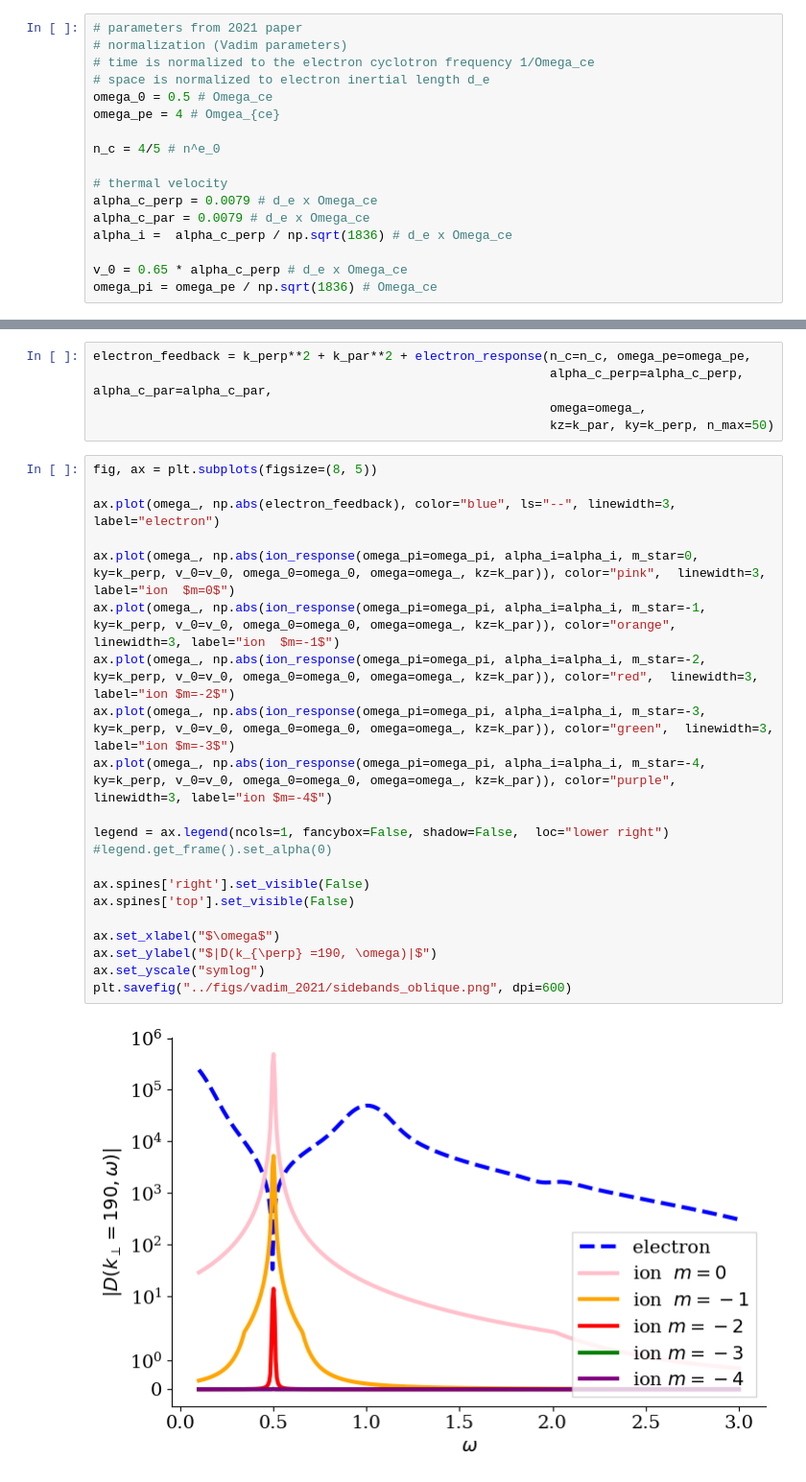
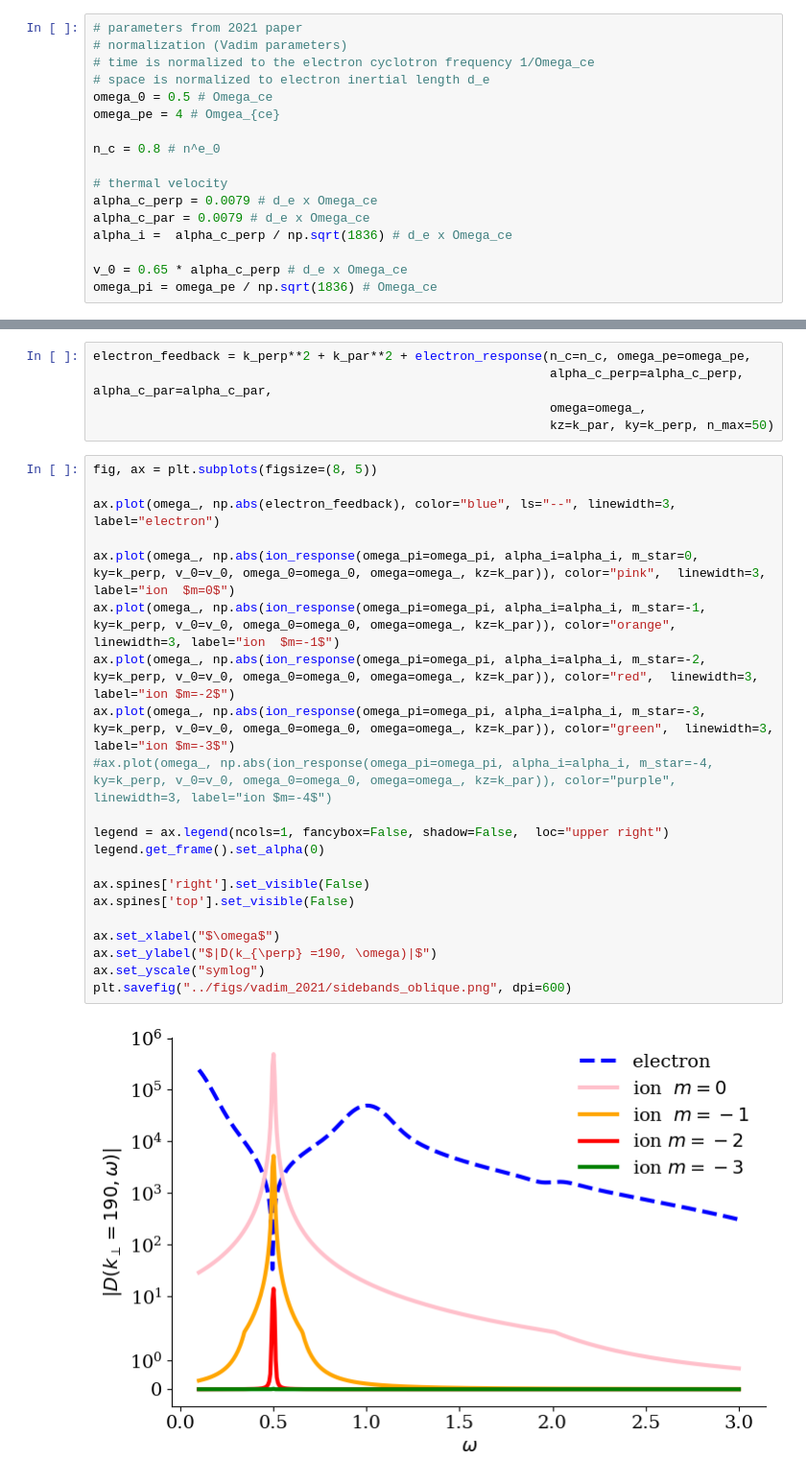
Before and after one commit to opaliss/QLT_whistler, a Jupyter notebook: secondary_waves/electrostatic_oblique_linear.ipynb, the cells around one changed output, grey strips where cells are left out. Shown at 96% size. Cells and saved outputs as stored; diff of their text form.

```diff
--- a/secondary_waves/electrostatic_oblique_linear.ipynb
+++ b/secondary_waves/electrostatic_oblique_linear.ipynb
@@ -48,7 +48,7 @@ The dispersion relation is
 omega_0 = 0.5 # Omega_ce
 omega_pe = 4 # Omgea_{ce}
 
-n_c = 4/5 # n^e_0
+n_c = 0.8 # n^e_0
 
 # thermal velocity
 alpha_c_perp = 0.0079 # d_e x Omega_ce
@@ -181,23 +185,23 @@ electron_feedback = k_perp**2 + k_par**2 + electron_response(n_c=n_c, omega_pe=o
 # %%
 fig, ax = plt.subplots(figsize=(8, 5))
 
 ax.plot(omega_, np.abs(electron_feedback), color="blue", ls="--", linewidth=3, label="electron")
 
 ax.plot(omega_, np.abs(ion_response(omega_pi=omega_pi, alpha_i=alpha_i, m_star=0, ky=k_perp, v_0=v_0, omega_0=omega_0, omega=omega_, kz=k_par)), color="pink",  linewidth=3, label="ion  $m=0$")
 ax.plot(omega_, np.abs(ion_response(omega_pi=omega_pi, alpha_i=alpha_i, m_star=-1, ky=k_perp, v_0=v_0, omega_0=omega_0, omega=omega_, kz=k_par)), color="orange",  linewidth=3, label="ion  $m=-1$")
 ax.plot(omega_, np.abs(ion_response(omega_pi=omega_pi, alpha_i=alpha_i, m_star=-2, ky=k_perp, v_0=v_0, omega_0=omega_0, omega=omega_, kz=k_par)), color="red",  linewidth=3, label="ion $m=-2$")
 ax.plot(omega_, np.abs(ion_response(omega_pi=omega_pi, alpha_i=alpha_i, m_star=-3, ky=k_perp, v_0=v_0, omega_0=omega_0, omega=omega_, kz=k_par)), color="green",  linewidth=3, label="ion $m=-3$")
-ax.plot(omega_, np.abs(ion_response(omega_pi=omega_pi, alpha_i=alpha_i, m_star=-4, ky=k_perp, v_0=v_0, omega_0=omega_0, omega=omega_, kz=k_par)), color="purple",  linewidth=3, label="ion $m=-4$")
+#ax.plot(omega_, np.abs(ion_response(omega_pi=omega_pi, alpha_i=alpha_i, m_star=-4, ky=k_perp, v_0=v_0, omega_0=omega_0, omega=omega_, kz=k_par)), color="purple",  linewidth=3, label="ion $m=-4$")
 
-legend = ax.legend(ncols=1, fancybox=False, shadow=False,  loc="lower right")
-#legend.get_frame().set_alpha(0)
+legend = ax.legend(ncols=1, fancybox=False, shadow=False,  loc="upper right")
+legend.get_frame().set_alpha(0)
 
 ax.spines['right'].set_visible(False)
 ax.spines['top'].set_visible(False)
 
 ax.set_xlabel("$\omega$")
 ax.set_ylabel("$|D(k_{\perp} =190, \omega)|$")
 ax.set_yscale("symlog")
 plt.savefig("../figs/vadim_2021/sidebands_oblique.png", dpi=600)
 # %% [output]
-[figure, old version]
+[figure, new version]
```
Also changed, not shown: parts of 4 cells of this notebook, 12 other files.
